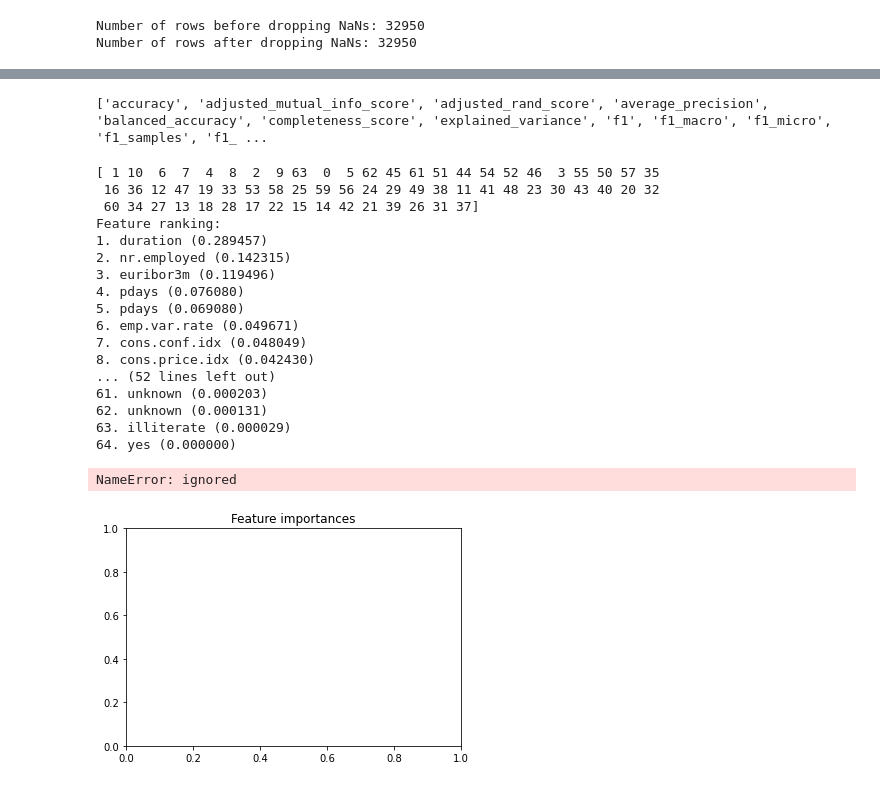
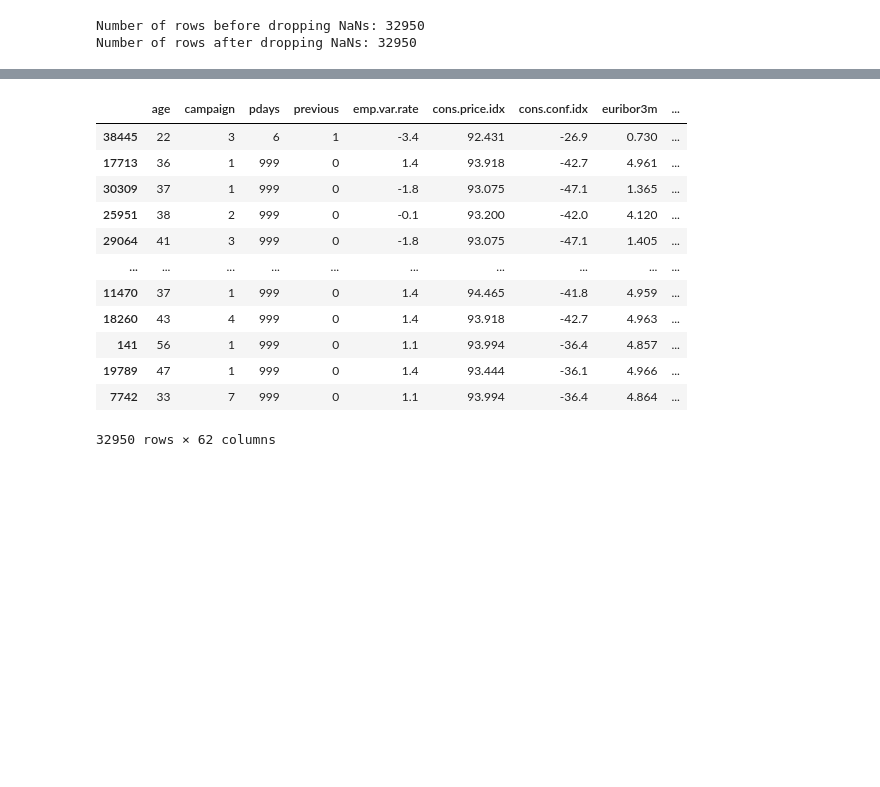
Before and after one commit to Modinat-A/CE888, a Jupyter notebook: lab3/bank_classification.ipynb, the cells around one changed output, grey strips where cells are left out. Cells and saved outputs as stored; diff of their text form; code cells hidden in the pictures; blank space fills up the shorter version.

```diff
--- a/lab3/bank_classification.ipynb
+++ b/lab3/bank_classification.ipynb
@@ -169,6 +146,0 @@ y_df =outcomesLabelEncoder.fit_transform( y_df.values)
-# %%
-cat_features = features
-
-encoder = OneHotEncoderCategoricalFeatures(cat_features)
-X_oho = encoder.transform(X_df)
-X_oho
@@ -235,4 +146,0 @@ ACC: 0.91 +/- 0.00
-# %%
-print (sorted(sklearn.metrics.SCORERS.keys()))
-# %% [output]
-['accuracy', 'adjusted_mutual_info_score', 'adjusted_rand_score', 'average_precision', 'balanced_accuracy', 'completeness_score', 'explained_variance', 'f1', 'f1_macro', 'f1_micro', 'f1_samples', 'f1_ ...
@@ -242,49 +146,0 @@ print (sorted(sklearn.metrics.SCORERS.keys()))
-# %%
-clf.fit(X_processed, y)
-
-# Let's see the feature importances for our classifier
-importances = clf.feature_importances_
-std = np.std([tree.feature_importances_ for tree in clf.estimators_],
-             axis=0)
-indices = np.argsort(importances)[::-1]
-print(indices)
-# Let's get the attibute names:
-extra_attribs = ['age',	'campaign','pdays']  # the ones we didn't modify in the transformer
-cat_encoder = colTransformer.named_transformers_['cat']
-cat_oho_attributes = oho_categories = [item for sublist in cat_encoder.categories_ for item in sublist]
-feat_names = num_features + cat_oho_attributes + extra_attribs
-
-# Print the feature ranking
-print("Feature ranking:")
-for f in range(X_processed.shape[1]):
-    print("%d. %s (%f)" % (f + 1, feat_names[indices[f]],  importances[indices[f]]))
-
-# Plot the feature importances of the forest
-fig = plt.figure()
-plt.title("Feature importances")
-plt.bar(range(X.shape[1]), importances[indices], color="r", yerr=std[indices], align="center")
-plt.xticks(range(X.shape[1]), np.array(feat_names)[indices])
-plt.xlim([-1, X.shape[1]])
-plt.ylim([0, None])
-
-fig.set_size_inches(15, 8)
-# %% [output]
-[ 1 10  6  7  4  8  2  9 63  0  5 62 45 61 51 44 54 52 46  3 55 50 57 35
- 16 36 12 47 19 33 53 58 25 59 56 24 29 49 38 11 41 48 23 30 43 40 20 32
- 60 34 27 13 18 28 17 22 15 14 42 21 39 26 31 37]
-Feature ranking:
-1. duration (0.289457)
-2. nr.employed (0.142315)
-3. euribor3m (0.119496)
-4. pdays (0.076080)
-5. pdays (0.069080)
-6. emp.var.rate (0.049671)
-7. cons.conf.idx (0.048049)
-8. cons.price.idx (0.042430)
-... (52 lines left out)
-61. unknown (0.000203)
-62. unknown (0.000131)
-63. illiterate (0.000029)
-64. yes (0.000000)
-NameError: ignored
-[figure, removed]
@@ -290,0 +157,20 @@ NameError: ignored
+# %%
+cat_features= ['job',	'marital',	'education', 'default',	'housing','loan',	'contact',	'month','day_of_week','poutcome']
+
+encoder = OneHotEncoderCategoricalFeatures(cat_features)
+X_oho = encoder.transform(X_df)
+X_oho
+# %% [output]
+|  | age | campaign | pdays | previous | emp.var.rate | cons.price.idx | cons.conf.idx | euribor3m | ... |
+| 38445 | 22 | 3 | 6 | 1 | -3.4 | 92.431 | -26.9 | 0.730 | ... |
+| 17713 | 36 | 1 | 999 | 0 | 1.4 | 93.918 | -42.7 | 4.961 | ... |
+| 30309 | 37 | 1 | 999 | 0 | -1.8 | 93.075 | -47.1 | 1.365 | ... |
+| 25951 | 38 | 2 | 999 | 0 | -0.1 | 93.200 | -42.0 | 4.120 | ... |
+| 29064 | 41 | 3 | 999 | 0 | -1.8 | 93.075 | -47.1 | 1.405 | ... |
+| ... | ... | ... | ... | ... | ... | ... | ... | ... | ... |
+| 11470 | 37 | 1 | 999 | 0 | 1.4 | 94.465 | -41.8 | 4.959 | ... |
+| 18260 | 43 | 4 | 999 | 0 | 1.4 | 93.918 | -42.7 | 4.963 | ... |
+| 141 | 56 | 1 | 999 | 0 | 1.1 | 93.994 | -36.4 | 4.857 | ... |
+| 19789 | 47 | 1 | 999 | 0 | 1.4 | 93.444 | -36.1 | 4.966 | ... |
+| 7742 | 33 | 7 | 999 | 0 | 1.1 | 93.994 | -36.4 | 4.864 | ... |
+32950 rows × 62 columns
```
Also changed, not shown: parts of 43 cells of this notebook.
